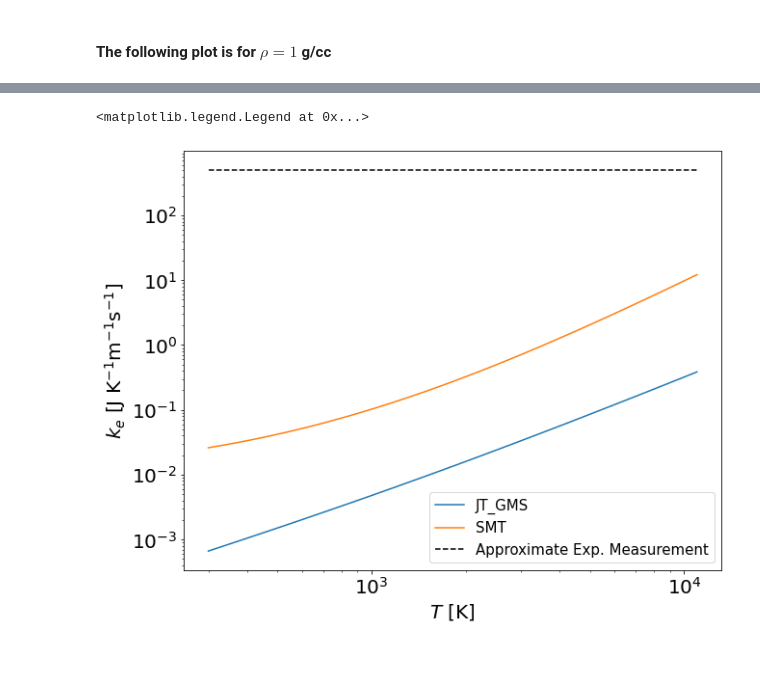
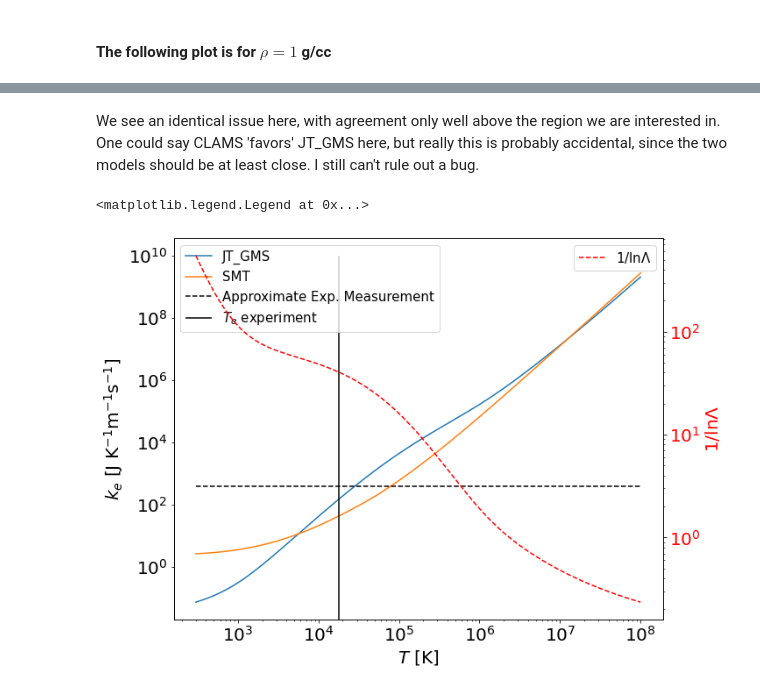
Before and after one commit to MurilloGroupMSU/Two-Temperature-Model, a Jupyter notebook: parameter_testing.ipynb, the cells around one changed output, grey strips where cells are left out. Saved outputs shown, nothing was run; the diff lists cells and outputs as text; code cells hidden in the pictures; blank space fills up the shorter version.

```diff
--- a/parameter_testing.ipynb
+++ b/parameter_testing.ipynb
@@ -133,5 +160,5 @@ Text(0.5, 1.0, '$\\rho=100$[g/cc]')
 # %%
-Te = np.geomspace(300, 11000) #K
+Te = np.geomspace(300, 1e8,num=1000) #K
 Ti = Te #K
 
 Z, A = 18, 40
@@ -155,23 +190,38 @@ Zstar is:  [0.22453552 0.22639617 0.22838296 0.23050385 0.23276724 0.23518198
+# %% [markdown]
+We see an identical issue here, with agreement only well above the region we are interested in. One could say CLAMS 'favors' JT_GMS here, but really this is probably accidental, since the two models should be at least close. I still can't rule out a bug.
 # %%
 fig, ax = plt.subplots(figsize=(10,8))
 
 ax.plot(Te, JT_GMS.electron_thermal_conductivity(n_e, n_i, m_i, Zstar, Te, Ti), label='JT_GMS')
 ax.plot(Te, SMT.electron_thermal_conductivity(n_e, n_i, m_i, Zstar, Te, Ti), label='SMT')
 
-dTdt_exp = 350e9 # 350 K/ns
-τdiff    = (Te/dTdt_exp) #s
-ax.plot(Te, (k_B*n_e*(50e-6)**2/τdiff)[-1]*np.ones_like(Te) ,'k--', label='Approximate Exp. Measurement')
+dTdt_exp, Te_exp = 350e9, 18000 # 350 K/ns
+τdiff    = (Te_exp/dTdt_exp) #s
+ax.plot(Te, (k_B*n_e[np.argmin(np.abs(Te-Te_exp))]*(50e-6)**2/τdiff)*np.ones_like(Te) ,'k--', label='Approximate Exp. Measurement')
 
 # ax.plot(n_e, JT_GMS.electron_thermal_conductivity(n_e, n_i, m_i, Zstar, Te, Ti)/SMT.electron_thermal_conductivity(n_e, n_i, m_i, Zstar, Te, Ti), label='JT_GMS/SMT')
 ax.set_yscale('log')
 ax.set_xscale('log')
 # ax.set_xlabel(r"$n_e$ [1/m$^3$]",fontsize=20)
 ax.set_xlabel(r"$T$ [K]",fontsize=20)
 ax.set_ylabel("$k_e$ [J K$^{-1}$m$^{-1}$s$^{-1}$]",fontsize=20)
 
+
+ax.vlines(Te_exp,0,1e10,'k', label=r'$T_e$ experiment ')
 ax.tick_params(labelsize=20)
 ax.legend(fontsize=15)
+
+
+ax2 = ax.twinx()
+ax2.plot(Te, 1/JT_GMS.coulomb_logarithm(n_e, n_i, m_i, Zstar, Te, Ti), 'r--', label=r'1/ln$\Lambda$')
+ax2.set_yscale('log')
+ax2.set_ylabel(r'1/ln$\Lambda$', fontsize=20)
+ax2.tick_params(labelsize=20,labelcolor='r')
+ax2.legend(fontsize=15,loc='upper right')
+
+
+
 # ax.grid()
 # %% [output]
 <matplotlib.legend.Legend at 0x...>
-[figure, old version]
+[figure, new version]
```
Also changed, not shown: parts of 9 cells of this notebook, 1 other file.
